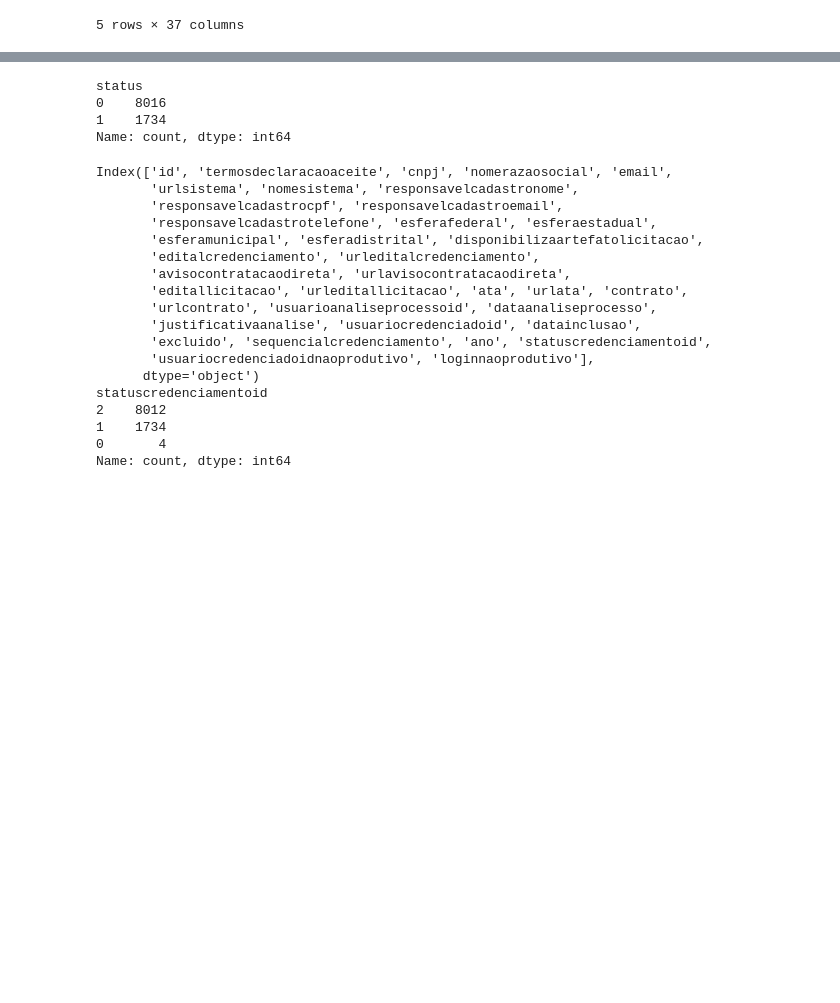
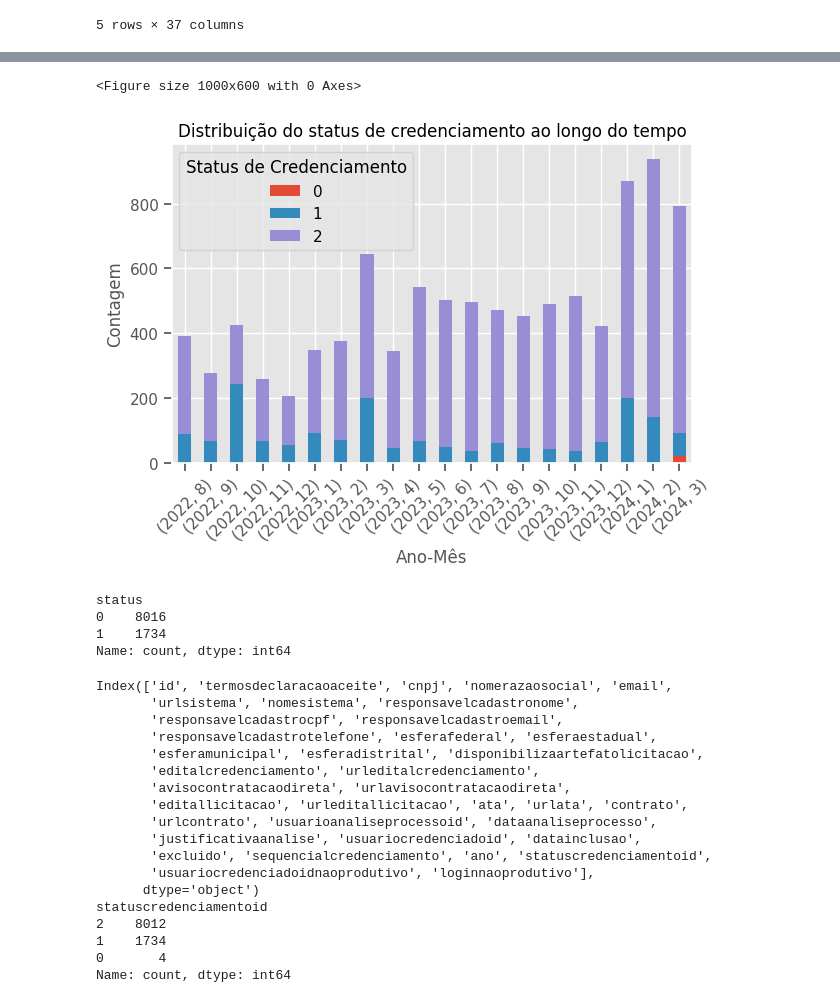
Before and after one commit to marcelo7bastos/analise_credenciamento, a Jupyter notebook: notebooks/02_analise_dados_extraidos..ipynb, the cells around one changed output, grey strips where cells are left out. Saved outputs shown, nothing was run; the diff lists cells and outputs as text; code cells hidden in the pictures; blank space fills up the shorter version.

```diff
--- a/notebooks/02_analise_dados_extraidos..ipynb
+++ b/notebooks/02_analise_dados_extraidos..ipynb
@@ -56,4 +73,32 @@ plt.show()
 [figure]
+# %%
+import pandas as pd
+import matplotlib.pyplot as plt
+import seaborn as sns
+
+# Converter o campo de data para datetime
+df['datainclusao'] = pd.to_datetime(df['datainclusao'])
+
+# Extrair o ano e o mês da data
+df['ano'] = df['datainclusao'].dt.year
+df['mes'] = df['datainclusao'].dt.month
+
+# Agrupar os dados por ano, mês e status de credenciamento e contar as ocorrências
+grouped_df = df.groupby(['ano', 'mes', 'statuscredenciamentoid']).size().unstack(fill_value=0)
+
+# Plotar o gráfico de barras empilhadas
+plt.figure(figsize=(10, 6))
+grouped_df.plot(kind='bar', stacked=True)
+plt.title('Distribuição do status de credenciamento ao longo do tempo')
+plt.xlabel('Ano-Mês')
+plt.ylabel('Contagem')
+plt.xticks(rotation=45)
+plt.legend(title='Status de Credenciamento')
+plt.tight_layout()
+plt.show()
+# %% [output]
+<Figure size 1000x600 with 0 Axes>
+[figure, added]
 # %%
 class_counts
 # Definindo a função para mapear os valores
```
Also changed, not shown: parts of 1 cell of this notebook, 1 other file.
